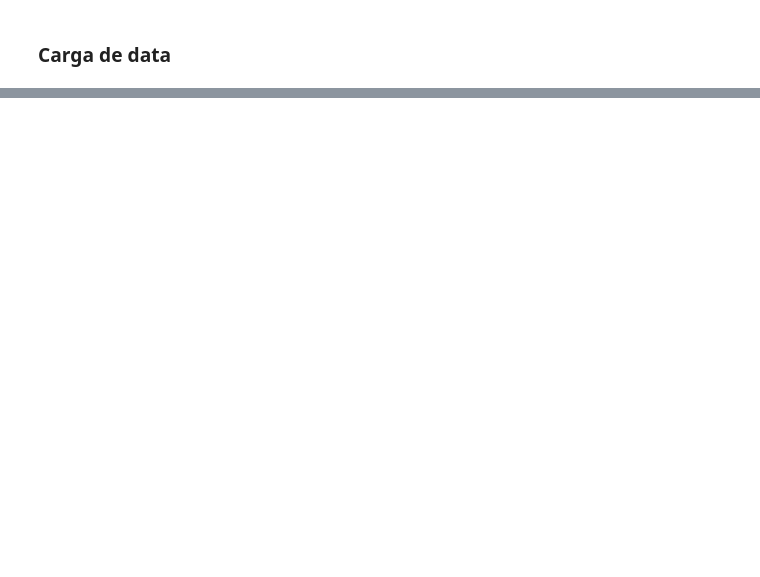
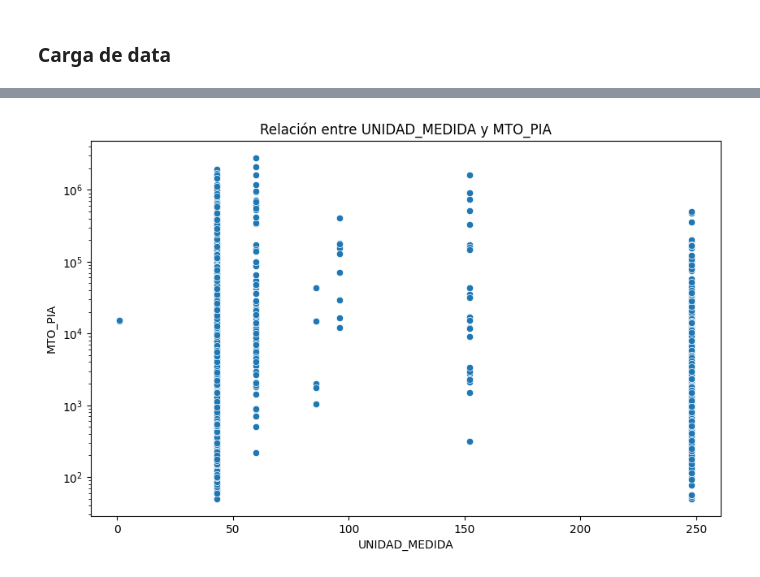
Before and after one commit to DavidHerencia/Proyecto_1_ML, a Jupyter notebook: processing_data.ipynb, the cells around one changed output, grey strips where cells are left out. Drawn from its saved outputs; the diff is of its cells as text; code cells hidden in the pictures; blank space fills up the shorter version.

```diff
--- a/processing_data.ipynb
+++ b/processing_data.ipynb
@@ -114,0 +513,11 @@ for column_name in df_train.columns:
+# %%
+# Visualizar la relación entre la variable UNIDAD_MEDIDA y MTO_PIA
+plt.figure(figsize=(10, 6))
+sns.scatterplot(x="UNIDAD_MEDIDA", y="MTO_PIA", data=df_train)
+plt.title("Relación entre UNIDAD_MEDIDA y MTO_PIA")
+plt.yscale("log")
+plt.xlabel("UNIDAD_MEDIDA")
+plt.ylabel("MTO_PIA")
+plt.show()
+# %% [output]
+[figure, added]
```
Also changed, not shown: parts of 38 cells of this notebook, 6 other files.
